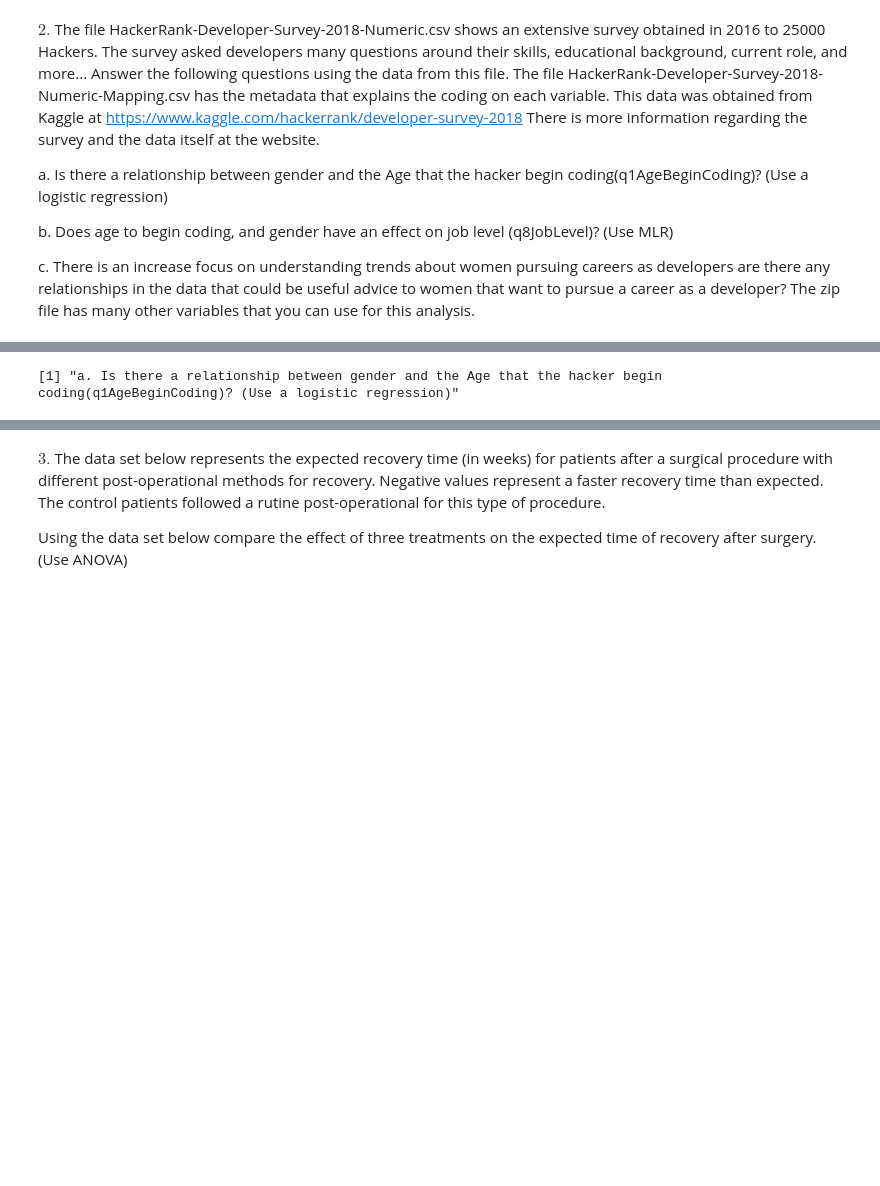
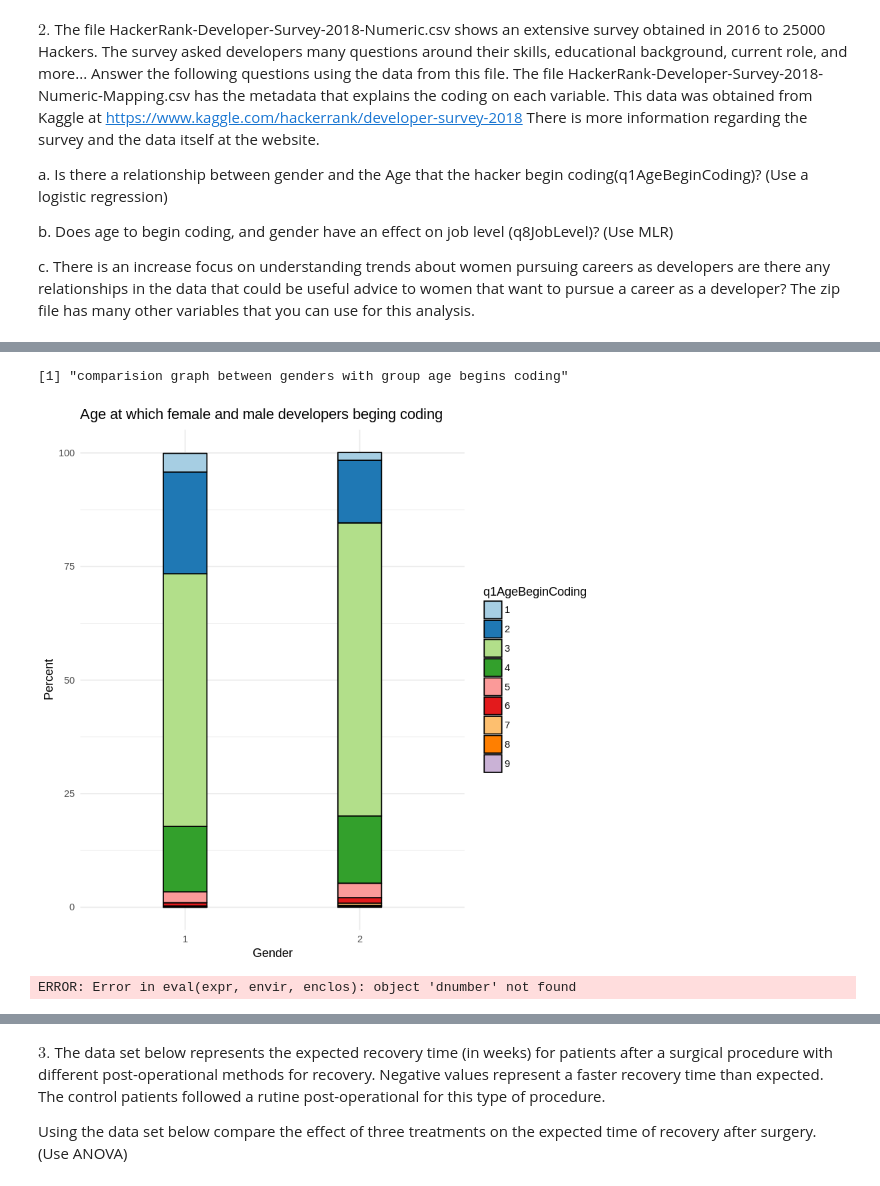
Before and after one commit to doraemon918/BMI_Prob_Stats, a Jupyter notebook: Module/Week 8/Homework Week 8.ipynb, the cells around one changed output, grey strips where cells are left out. Drawn from its saved outputs; the diff is of its cells as text; code cells hidden in the pictures; blank space fills up the shorter version.

```diff
--- a/Module/Week 8/Homework Week 8.ipynb
+++ b/Module/Week 8/Homework Week 8.ipynb
@@ -84,0 +109,5 @@ dnumber <- read.csv(file = "HackerRank-Developer-Survey-2018-Numeric.csv",
+# %%
+df <- read.csv(file = "HackerRank-Developer-Survey-2018-Numeric.csv", header = T, dec = ',')
+dim(df)[1]
+#df <- na.omit(df)
+#df
@@ -84,0 +133,7 @@ dnumber <- read.csv(file = "HackerRank-Developer-Survey-2018-Numeric.csv",
+# %%
+
+#find relationship between genders and age
+a <- dplyr::count(df, q1AgeBeginCoding, q3Gender)
+a <- a[(a$q3Gender==1 | a$q3Gender==2) & a$q1AgeBeginCoding!="#NULL!",]
+age <- a %>% group_by(q3Gender) %>% mutate(percent = (round(n/sum(n), digits=3))*100) #group by genders and percentage by age
+age
@@ -85,7 +158,16 @@ dnumber <- read.csv(file = "HackerRank-Developer-Survey-2018-Numeric.csv",
+# %%
+"comparision graph between genders with group age begins coding"
+p <- ggplot(data=age, aes(x=q3Gender, y=percent, fill=q1AgeBeginCoding)) + geom_bar(stat="identity", width=0.25, color="black")
+p + theme_minimal() +
+  scale_fill_brewer(palette="Paired") +
+  labs(title="Age at which female and male developers beging coding", x="Gender", y="Percent")
+# %% [output]
+[1] "comparision graph between genders with group age begins coding"
+[figure, added]
 # %%
-'a. Is there a relationship between gender and the Age that the hacker begin coding(q1AgeBeginCoding)? (Use a logistic regression)'
-agegender <- dnumber[,c("q1AgeBeginCoding","q2Age","q3Gender")]
+
+agegender <- dnumber[,c("q1AgeBeginCoding","q3Gender")]
 agegender <- na.omit(agegender)
 # %% [output]
-[1] "a. Is there a relationship between gender and the Age that the hacker begin coding(q1AgeBeginCoding)? (Use a logistic regression)"
+ERROR: Error in eval(expr, envir, enclos): object 'dnumber' not found
 # %%
```
Also changed, not shown: parts of 19 cells of this notebook, 7 other files.
